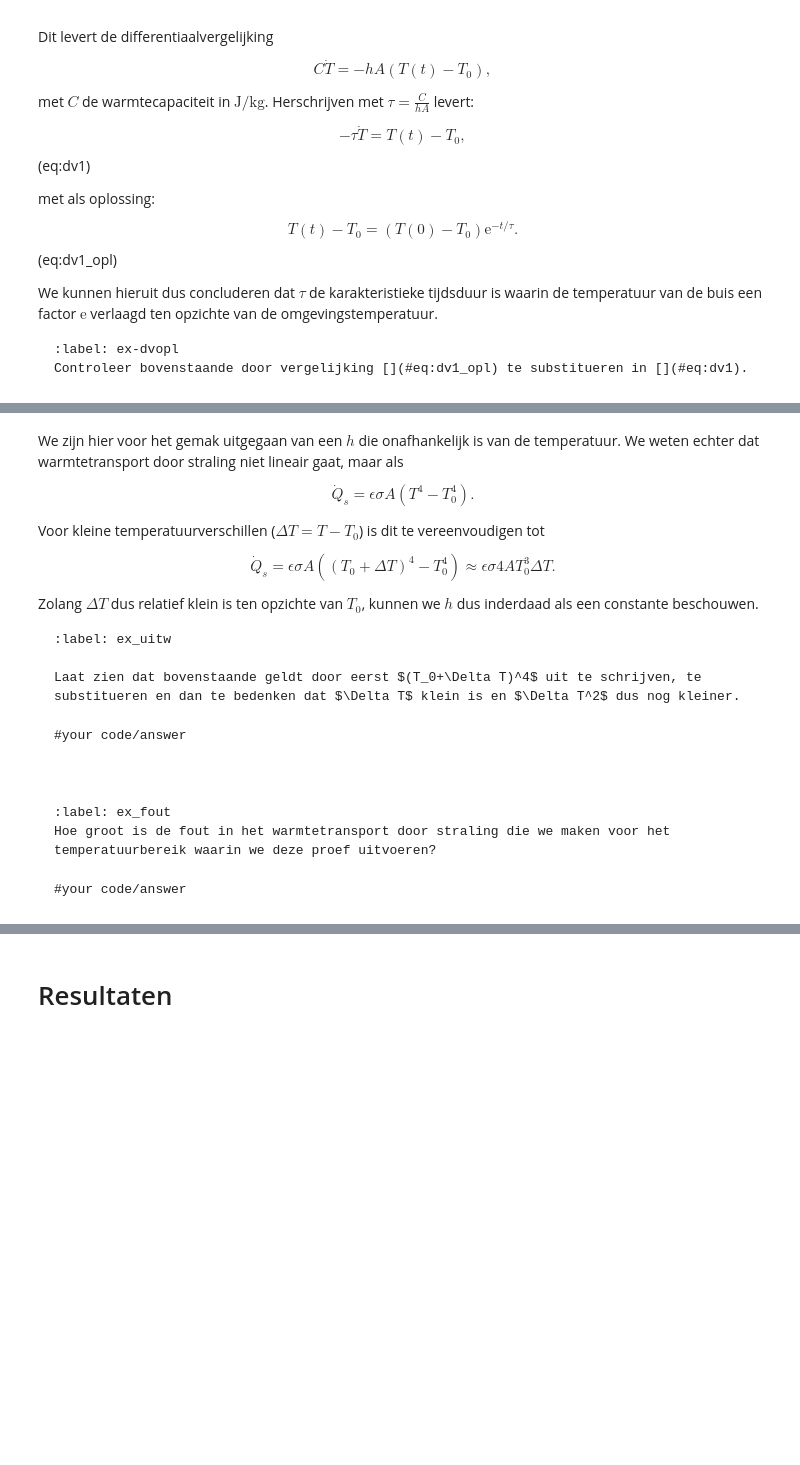
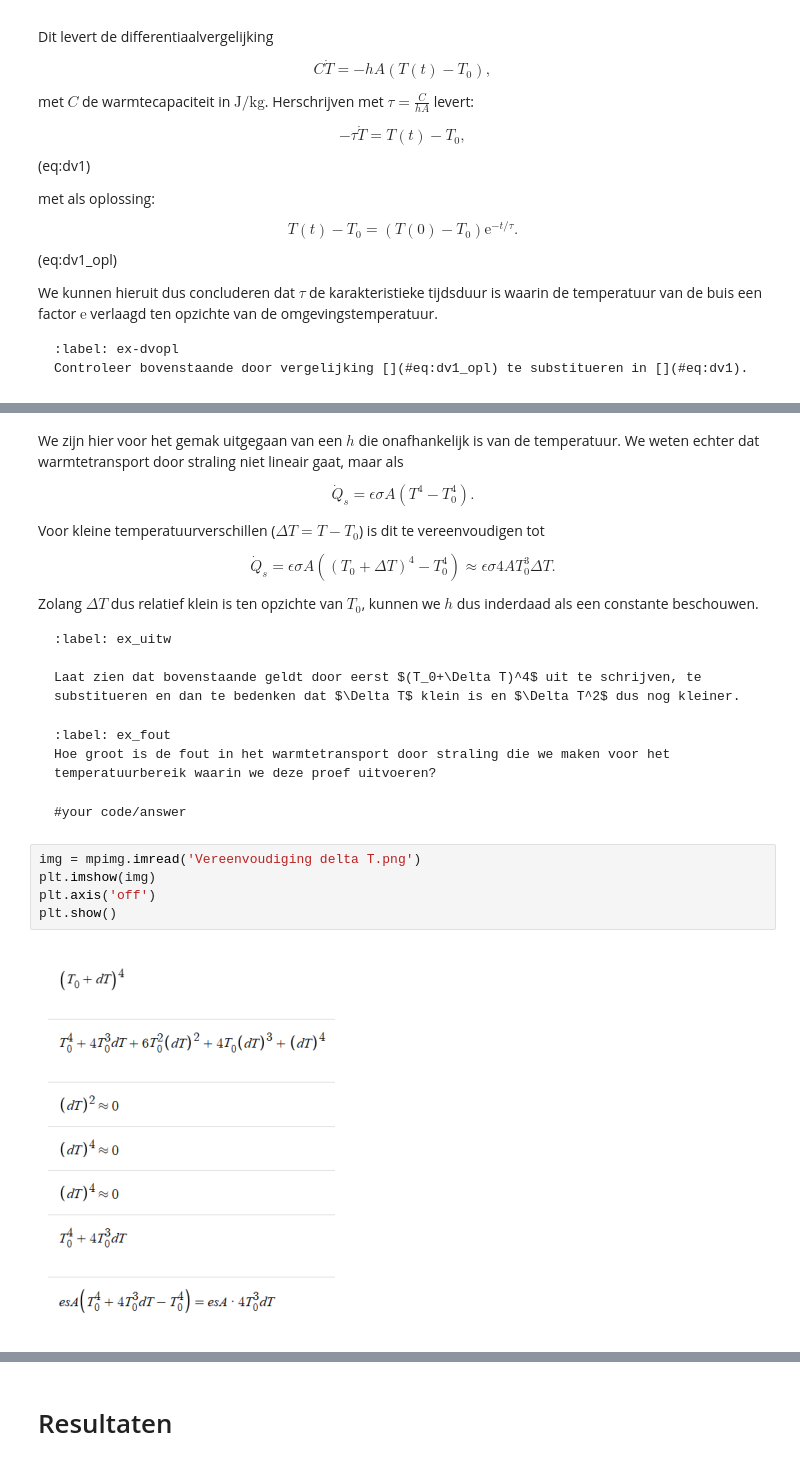
Before and after one commit to BobVill/32, a Jupyter notebook: Content/Labs/koelbuis.ipynb, the cells around one changed output, grey strips where cells are left out. Cells and saved outputs as stored; diff of their text form; blank space fills up the shorter version.

````diff
--- a/Content/Labs/koelbuis.ipynb
+++ b/Content/Labs/koelbuis.ipynb
@@ -84,12 +84,6 @@ Zolang $\Delta T$ dus relatief klein is ten opzichte van $T_0$, kunnen we $h$ du
 Laat zien dat bovenstaande geldt door eerst $(T_0+\Delta T)^4$ uit te schrijven, te substitueren en dan te bedenken dat $\Delta T$ klein is en $\Delta T^2$ dus nog kleiner.
 ```
 
-```{solution} ex_uitw
-#your code/answer
-
-
-```
-
 
 ```{exercise}
 :label: ex_fout
@@ -99,3 +93,10 @@ Hoe groot is de fout in het warmtetransport door straling die we maken voor het
 ```{solution} ex_fout
 #your code/answer
 ```
+# %%
+img = mpimg.imread('Vereenvoudiging delta T.png')
+plt.imshow(img)
+plt.axis('off')
+plt.show()
+# %% [output]
+[figure, added]
````
Also changed, not shown: parts of 9 cells of this notebook, 10 other files.
